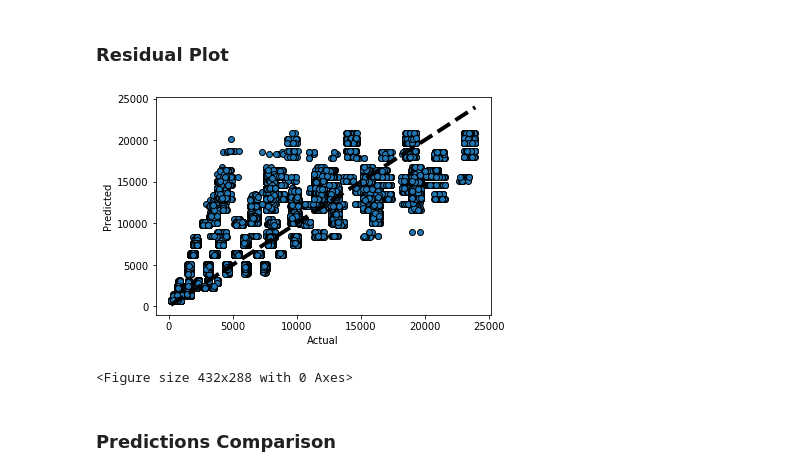
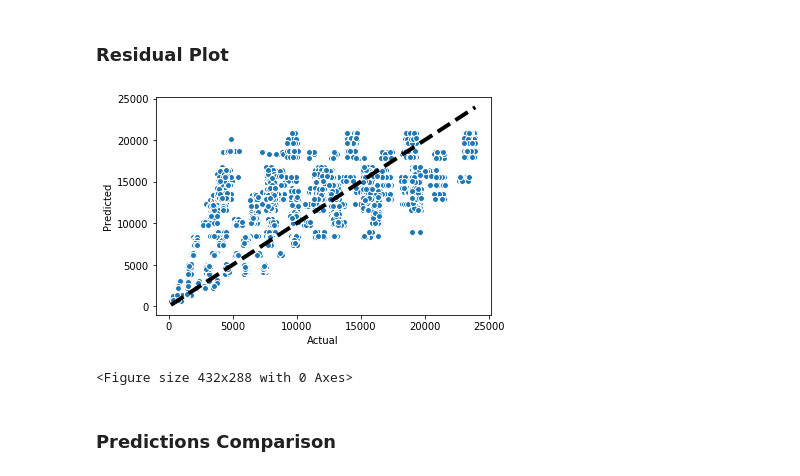
Before and after one commit to pablojordan/BlackFriday_Study, a Jupyter notebook: BlackFriday_Analysis/static/python/Analysis_Processing_Model.ipynb, the cells around one changed output. Saved outputs shown, nothing was run; the diff lists cells and outputs as text; code cells hidden in the pictures.

```diff
--- a/BlackFriday_Analysis/static/python/Analysis_Processing_Model.ipynb
+++ b/BlackFriday_Analysis/static/python/Analysis_Processing_Model.ipynb
@@ -1068,15 +1069,15 @@ Image(graph.create_png())
 # %%
 # https://acadgild.com/blog/using-decision-trees-for-regression-problems
 fig, ax = plt.subplots()
-ax.scatter(y_test, regressor_predictions, edgecolors=(0, 0, 0))
+ax.scatter(y_test, regressor_predictions, edgecolors='white')
 ax.plot([y_test.min(), y_test.max()], [y_test.min(), y_test.max()], 'k--', lw=4)
 ax.set_xlabel('Actual')
 ax.set_ylabel('Predicted')
 
 plt.show()
 plt.savefig("../images/regressor_plot.png", bbox_inches = "tight")
 # %% [output]
-[figure, old version]
+[figure, new version]
 <Figure size 432x288 with 0 Axes>
 # %% [markdown]
 ### Predictions Comparison
```
Also changed, not shown: parts of 6 cells of this notebook, 16 other files.
